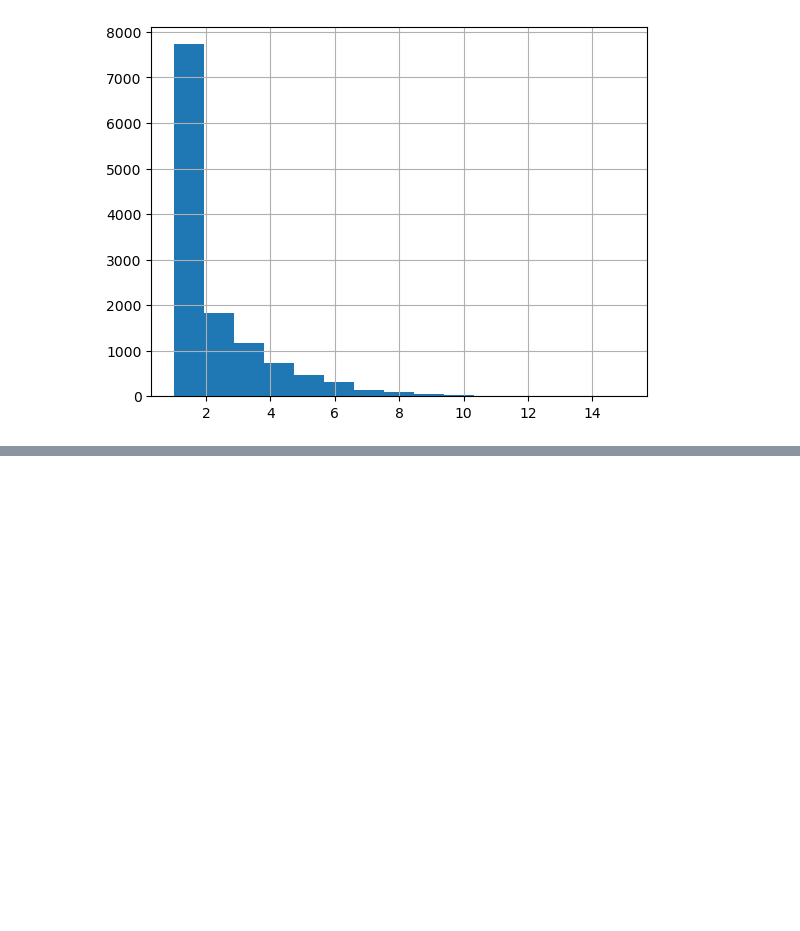
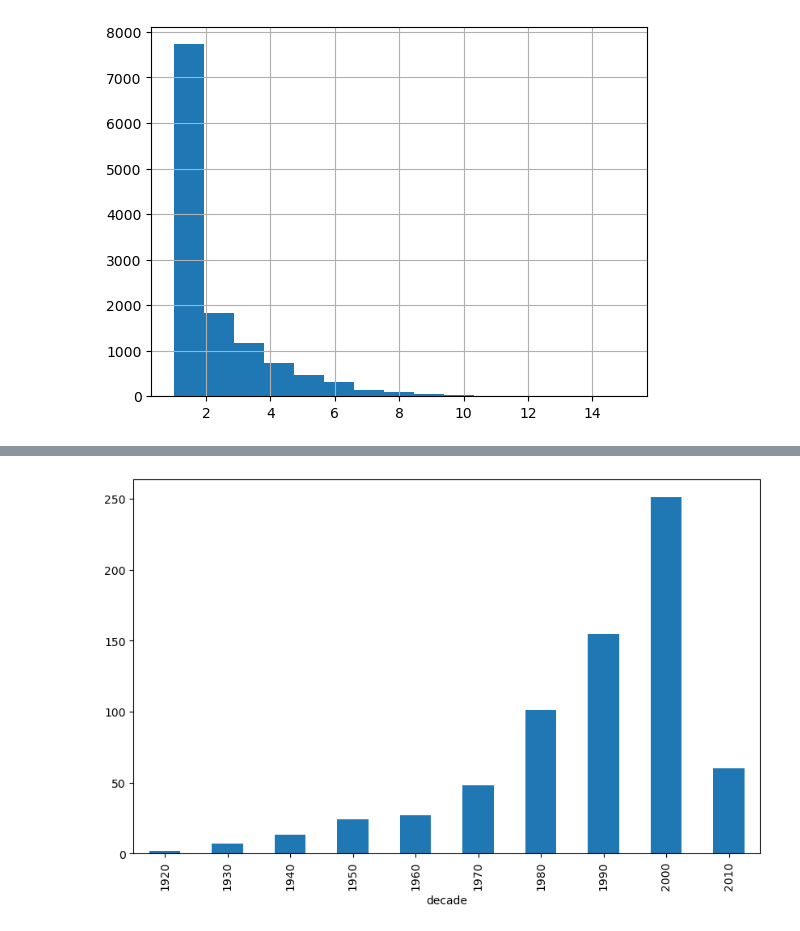
Before and after one commit to epfl-ada/ada-2023-project-zalix, a Jupyter notebook: zach.ipynb, the cells around one changed output, grey strips where cells are left out. Saved outputs shown, nothing was run; the diff lists cells and outputs as text; code cells hidden in the pictures; blank space fills up the shorter version.

```diff
--- a/zach.ipynb
+++ b/zach.ipynb
@@ -171,0 +181,6 @@ df_unique_movies = df_unique_movies.assign(num_ethnicities=num_ethnicities_by_mo
+# %%
+# plot the number of ethnically diverse good films in each decade
+diverse_good_movies = df_unique_movies[(df_unique_movies['num_ethnicities'] >= 3) & (df_unique_movies['averageRating'] >= 7)]
+diverse_good_movies_count = diverse_good_movies.groupby('decade').size().plot.bar(stacked=True, figsize=(10, 6))
+# %% [output]
+[figure, added]
```
Also changed, not shown: parts of 6 cells of this notebook.
